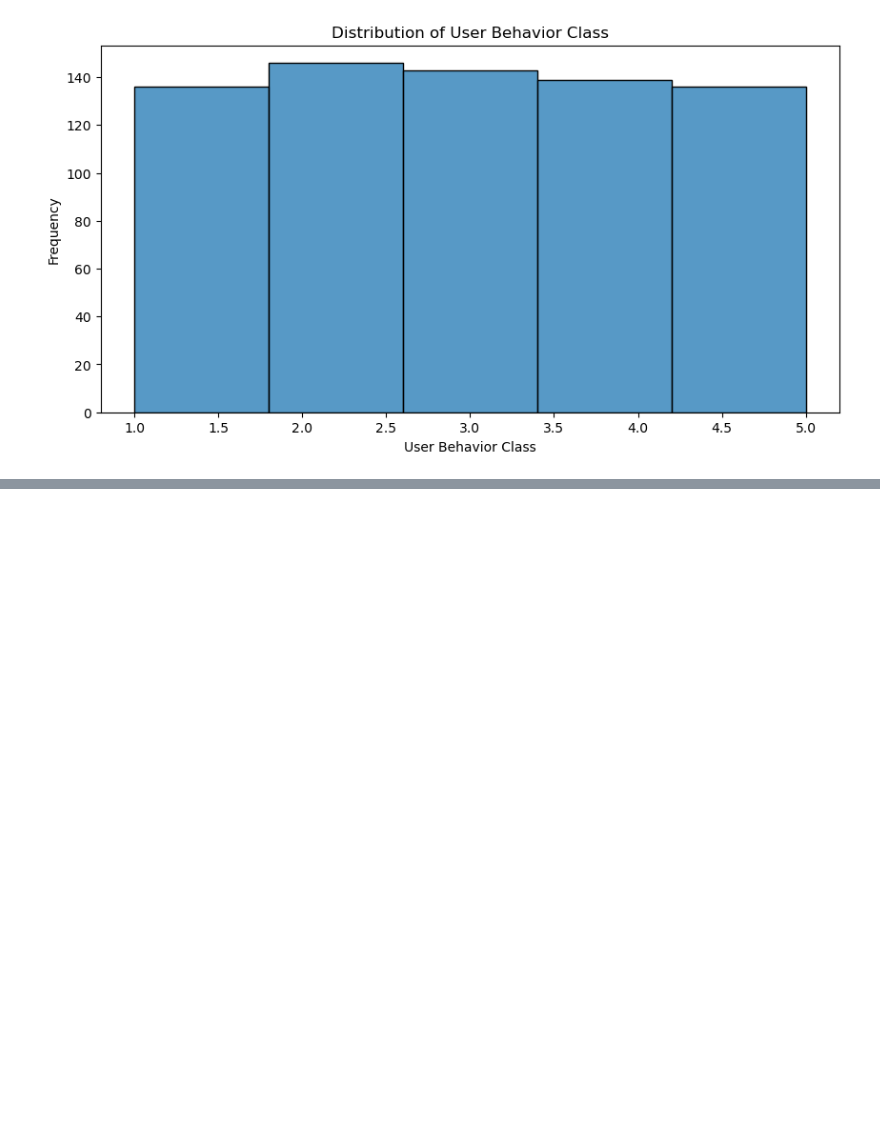
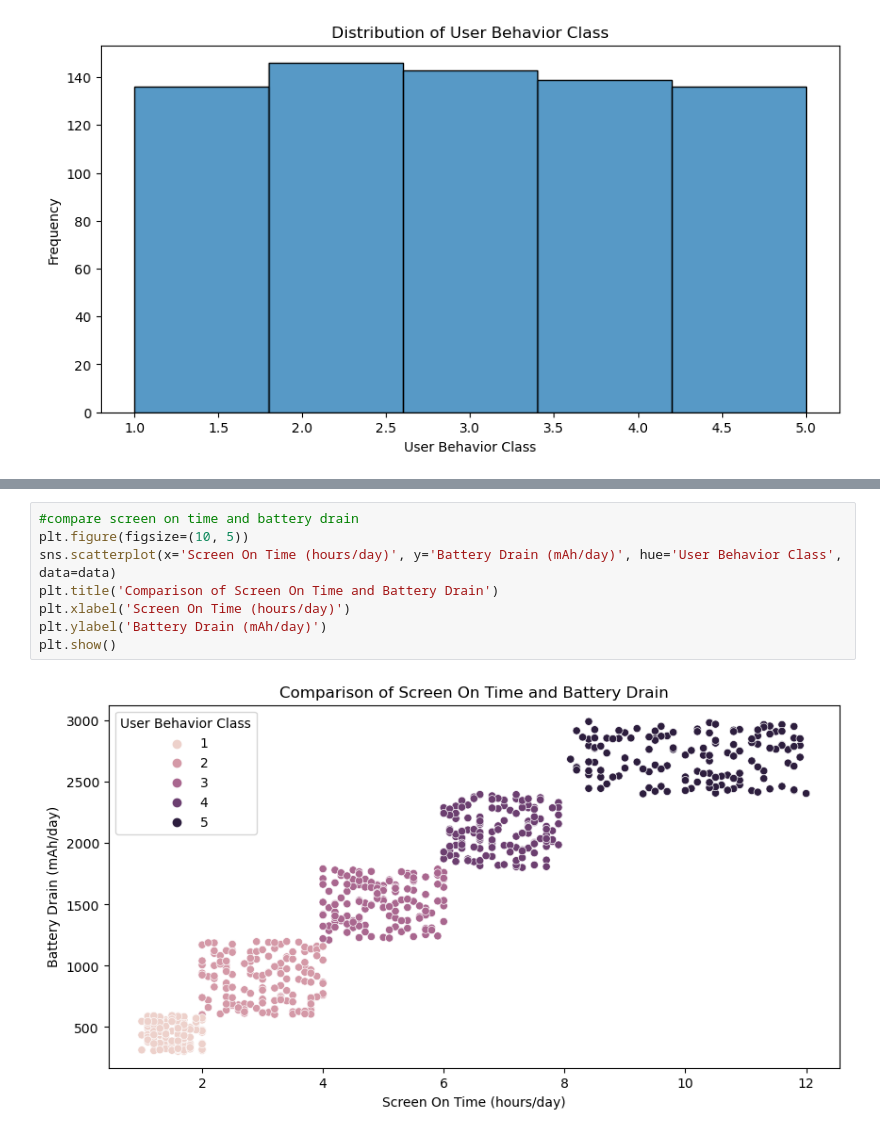
Before and after one commit to beccaa9116/Mobile-Device-Usage-and-User-Behavior, a Jupyter notebook: mobile_user_behavior.ipynb, the cells around one changed output, grey strips where cells are left out. Saved outputs shown, nothing was run; the diff lists cells and outputs as text; blank space fills up the shorter version.

```diff
--- a/mobile_user_behavior.ipynb
+++ b/mobile_user_behavior.ipynb
@@ -185,0 +206,10 @@ plt.show()
+# %%
+#compare screen on time and battery drain
+plt.figure(figsize=(10, 5))
+sns.scatterplot(x='Screen On Time (hours/day)', y='Battery Drain (mAh/day)', hue='User Behavior Class', data=data)
+plt.title('Comparison of Screen On Time and Battery Drain')
+plt.xlabel('Screen On Time (hours/day)')
+plt.ylabel('Battery Drain (mAh/day)')
+plt.show()
+# %% [output]
+[figure, added]
```
Also changed, not shown: parts of 8 cells of this notebook.
